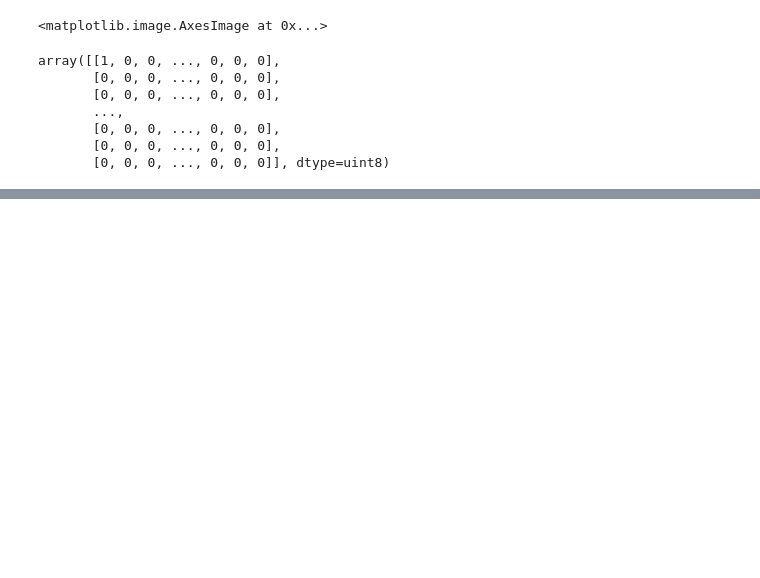
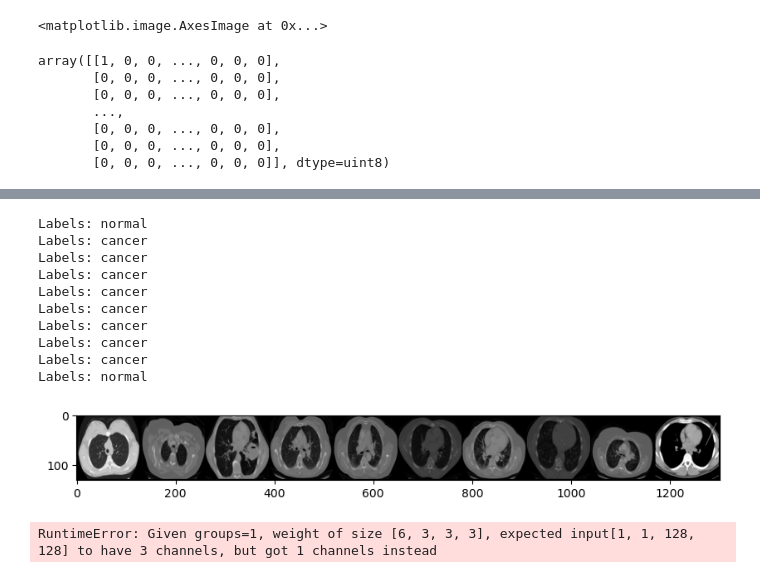
Before and after one commit to saeedabdollahi1994/Lung_Cancer_parallel-CNN-models, a Jupyter notebook: LungCancer.ipynb, the cells around one changed output, grey strips where cells are left out. Cells and saved outputs as stored; diff of their text form; code cells hidden in the pictures; blank space fills up the shorter version.

```diff
--- a/LungCancer.ipynb
+++ b/LungCancer.ipynb
@@ -80,0 +111,6 @@ FileNotFoundError: Found no valid file for the classes FashionMNIST. Supported e
+# %%
+train_dataset = datasets.ImageFolder(root = train_dir, transform = transform)
+test_dataset  = datasets.ImageFolder(root = test_dir, transform = transform)
+# %%
+train_loader = DataLoader(train_dataset, batch_size = 16, shuffle = True, num_workers = 4)
+test_loader = DataLoader(test_dataset, batch_size = 16, shuffle = True, num_workers = 4)
@@ -80,0 +121,5 @@ FileNotFoundError: Found no valid file for the classes FashionMNIST. Supported e
+# %%
+for images,labels in train_loader:
+    print(images.shape)
+    print(labels)
+    break
@@ -80,0 +155,22 @@ FileNotFoundError: Found no valid file for the classes FashionMNIST. Supported e
+# %%
+class_names = ['cancer','normal']
+# %%
+for i in range(10):
+    print('Labels: ', class_names[labels[i]],sep = "")
+
+im = make_grid(images[:10],nrow=10)
+plt.figure(figsize=(10,4))
+plt.imshow(np.transpose(im.numpy(),(1,2,0)))
+plt.show()
+# %% [output]
+Labels: normal
+Labels: cancer
+Labels: cancer
+Labels: cancer
+Labels: cancer
+Labels: cancer
+Labels: cancer
+Labels: cancer
+Labels: cancer
+Labels: normal
+[figure, added]
@@ -80,0 +268,4 @@ FileNotFoundError: Found no valid file for the classes FashionMNIST. Supported e
+# %%
+train_model(model, train_loader, criterion, optimizer)
+# %% [output]
+RuntimeError: Given groups=1, weight of size [6, 3, 3, 3], expected input[1, 1, 128, 128] to have 3 channels, but got 1 channels instead
```
Also changed, not shown: parts of 19 cells of this notebook.
